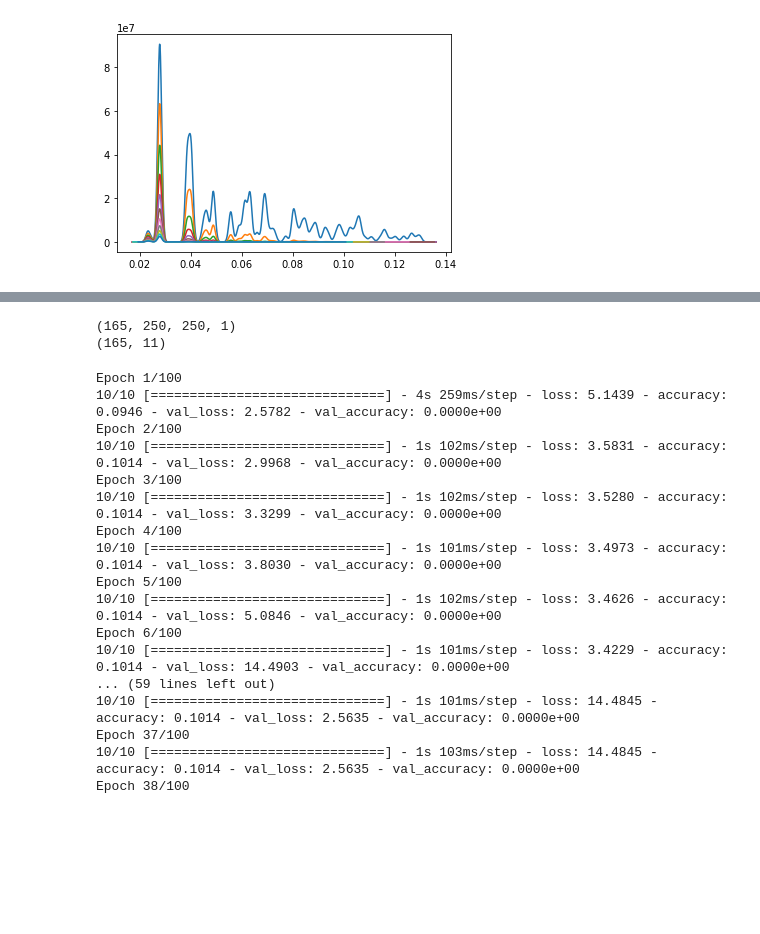
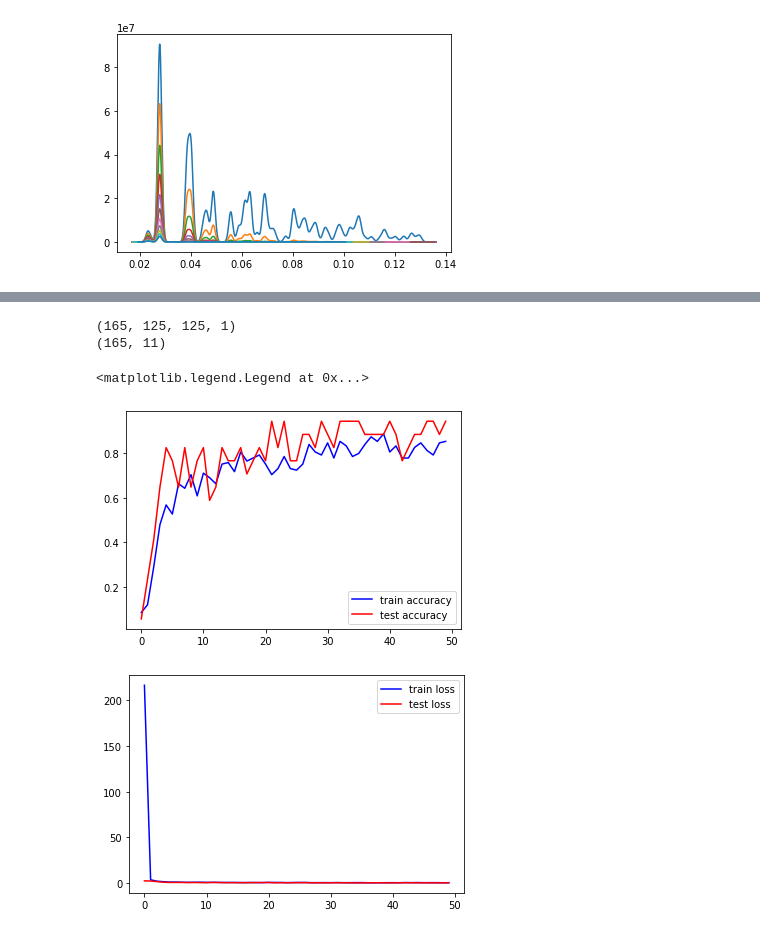
Before and after one commit to dhruv-sirohi/Miller-Lab-UED, a Jupyter notebook: Project 1: Synthetic Data Classification/Bismuth_CrystalMaker_Script.ipynb, the cells around one changed output, grey strips where cells are left out. Drawn from its saved outputs; the diff is of its cells as text; code cells hidden in the pictures; blank space fills up the shorter version.

```diff
--- a/Project 1: Synthetic Data Classification/Bismuth_CrystalMaker_Script.ipynb
+++ b/Project 1: Synthetic Data Classification/Bismuth_CrystalMaker_Script.ipynb
@@ -133,13 +165,14 @@ print(images[0][0].shape)
 # %%
+#Extracting and reshaping arrays of X and Y values from dataset
+
 X,Y = zip(*images)
 
-X_array = np.array(X).reshape(-1,resolution,resolution,1)
+X_array = np.array(X).reshape(-1,int(resolution),int(resolution),1)
 Y_array = np.array(Y).reshape(-1,11)
 
+#Array shape is checked to ensure they are of equal length and of correct size
 print(X_array.shape)
 print(Y_array.shape)
-#plt.imshow(X_array[0],cmap='gray')
-#plt.show()
 # %% [output]
-(165, 250, 250, 1)
+(165, 125, 125, 1)
 (165, 11)
@@ -224,20 +178,0 @@ model.compile(optimizer=opt, loss='categorical_crossentropy', metrics=['accuracy
-# %%
-model.fit(X_array,Y_array,batch_size=15,epochs=100,validation_split=0.1)
-# %% [output]
-Epoch 1/100
-10/10 [==============================] - 4s 259ms/step - loss: 5.1439 - accuracy: 0.0946 - val_loss: 2.5782 - val_accuracy: 0.0000e+00
-Epoch 2/100
-10/10 [==============================] - 1s 102ms/step - loss: 3.5831 - accuracy: 0.1014 - val_loss: 2.9968 - val_accuracy: 0.0000e+00
-Epoch 3/100
-10/10 [==============================] - 1s 102ms/step - loss: 3.5280 - accuracy: 0.1014 - val_loss: 3.3299 - val_accuracy: 0.0000e+00
-Epoch 4/100
-10/10 [==============================] - 1s 101ms/step - loss: 3.4973 - accuracy: 0.1014 - val_loss: 3.8030 - val_accuracy: 0.0000e+00
-Epoch 5/100
-10/10 [==============================] - 1s 102ms/step - loss: 3.4626 - accuracy: 0.1014 - val_loss: 5.0846 - val_accuracy: 0.0000e+00
-Epoch 6/100
-10/10 [==============================] - 1s 101ms/step - loss: 3.4229 - accuracy: 0.1014 - val_loss: 14.4903 - val_accuracy: 0.0000e+00
-... (59 lines left out)
-10/10 [==============================] - 1s 101ms/step - loss: 14.4845 - accuracy: 0.1014 - val_loss: 2.5635 - val_accuracy: 0.0000e+00
-Epoch 37/100
-10/10 [==============================] - 1s 103ms/step - loss: 14.4845 - accuracy: 0.1014 - val_loss: 2.5635 - val_accuracy: 0.0000e+00
-Epoch 38/100
@@ -243,0 +210,50 @@ Epoch 38/100
+# %%
+#Building and compiling CNN
+
+model = build_cnn_model()
+
+#Defining a decaying learning rate
+lr_schedule = keras.optimizers.schedules.ExponentialDecay(
+  initial_learning_rate=0.05,
+  decay_steps=10000,
+  decay_rate=0.95)
+
+opt = keras.optimizers.Adam(learning_rate=lr_schedule)
+
+model.compile(optimizer=opt, loss='categorical_crossentropy', metrics=['accuracy'])
+# %%
+#Defining lists to store accuracy and loss values over the course of training
+accuracy_values = []
+validation_accuracy_values= []
+loss_values = []
+validation_loss_values = []
+
+EPOCHS = 50
+
+#Training Neural Net
+for i in range(0,EPOCHS):
+
+  history = model.fit(X_array,Y_array,batch_size=30,epochs=1,validation_split=0.1,verbose=0)
+
+  #Storing accuracy and loss values
+  accuracy_values.append(history.history['accuracy'][0])
+  validation_accuracy_values.append(history.history['val_accuracy'][0])
+  loss_values.append(history.history['loss'][0])
+  validation_loss_values.append(history.history['val_loss'][0])
+
+#Plotting NN performance
+f1 = plt.figure()
+f2 = plt.figure()
+ax1 = f1.add_subplot(111)
+
+ax1.plot(accuracy_values, "-b",label = "train accuracy")
+ax1.plot(validation_accuracy_values, "-r",label = "test accuracy")
+ax1.legend()
+ax2 = f2.add_subplot(111)
+ax2.plot(loss_values, "-b",label = "train loss")
+ax2.plot(validation_loss_values, "-r",label = "test loss")
+ax2.legend()
+# %% [output]
+<matplotlib.legend.Legend at 0x...>
+[figure, added]
+[figure, added]
```
Also changed, not shown: parts of 15 cells of this notebook, 1 other file.
